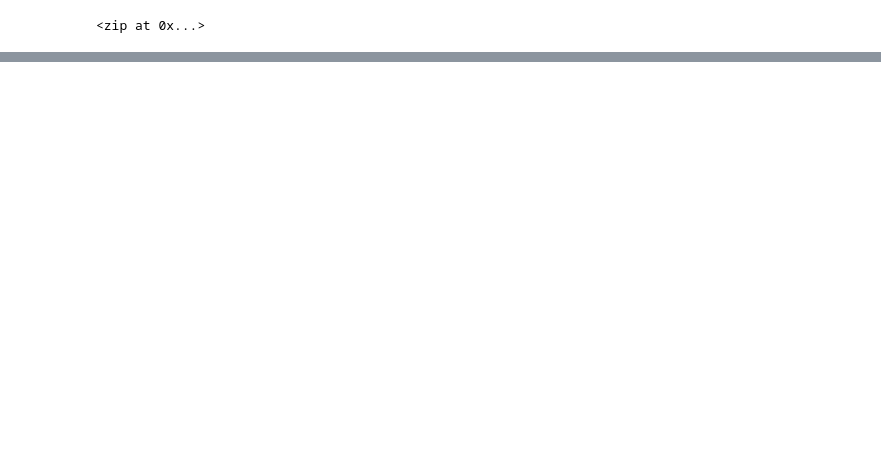
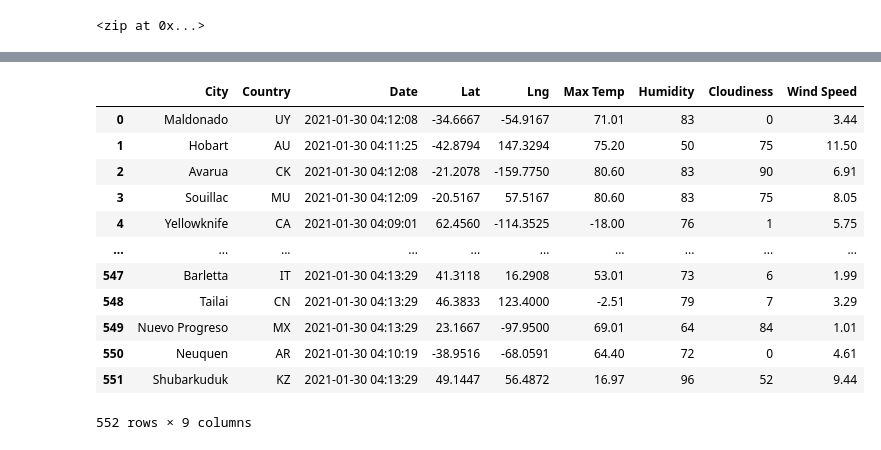
Before and after one commit to EBelizor/World_Weather_Analysis, a Jupyter notebook: WeatherPy.ipynb, the cells around one changed output, grey strips where cells are left out. Drawn from its saved outputs; the diff is of its cells as text; code cells hidden in the pictures; blank space fills up the shorter version.

```diff
--- a/WeatherPy.ipynb
+++ b/WeatherPy.ipynb
@@ -35,0 +45,4 @@ len(cities)
+# %%
+# Starting URL for for weather map API call.
+url = "http://api.openweathermap.org/data/2.5/weather?units=Imperial&APPID=" + weather_api_key
+print(url)
@@ -35,0 +133,4 @@ len(cities)
+# %%
+# Convert the array of dictionaries to a Pandas DataFrame.
+city_data_df = pd.DataFrame(city_data)
+city_data_df.head(10)
@@ -35,0 +149,18 @@ len(cities)
+# %%
+new_column_order = ["City", "Country", "Date", "Lat", "Lng", "Max Temp", "Humidity", "Cloudiness", "Wind Speed"]
+new_city_data_df = city_data_df[new_column_order]
+new_city_data_df
+# %% [output]
+|  | City | Country | Date | Lat | Lng | Max Temp | Humidity | Cloudiness | Wind Speed |
+| 0 | Maldonado | UY | 2021-01-30 04:12:08 | -34.6667 | -54.9167 | 71.01 | 83 | 0 | 3.44 |
+| 1 | Hobart | AU | 2021-01-30 04:11:25 | -42.8794 | 147.3294 | 75.20 | 50 | 75 | 11.50 |
+| 2 | Avarua | CK | 2021-01-30 04:12:08 | -21.2078 | -159.7750 | 80.60 | 83 | 90 | 6.91 |
+| 3 | Souillac | MU | 2021-01-30 04:12:09 | -20.5167 | 57.5167 | 80.60 | 83 | 75 | 8.05 |
+| 4 | Yellowknife | CA | 2021-01-30 04:09:01 | 62.4560 | -114.3525 | -18.00 | 76 | 1 | 5.75 |
+| ... | ... | ... | ... | ... | ... | ... | ... | ... | ... |
+| 547 | Barletta | IT | 2021-01-30 04:13:29 | 41.3118 | 16.2908 | 53.01 | 73 | 6 | 1.99 |
+| 548 | Tailai | CN | 2021-01-30 04:13:29 | 46.3833 | 123.4000 | -2.51 | 79 | 7 | 3.29 |
+| 549 | Nuevo Progreso | MX | 2021-01-30 04:13:29 | 23.1667 | -97.9500 | 69.01 | 64 | 84 | 1.01 |
+| 550 | Neuquen | AR | 2021-01-30 04:10:19 | -38.9516 | -68.0591 | 64.40 | 72 | 0 | 4.61 |
+| 551 | Shubarkuduk | KZ | 2021-01-30 04:13:29 | 49.1447 | 56.4872 | 16.97 | 96 | 52 | 9.44 |
+552 rows × 9 columns
```
Also changed, not shown: parts of 8 cells of this notebook, 3 other files.
